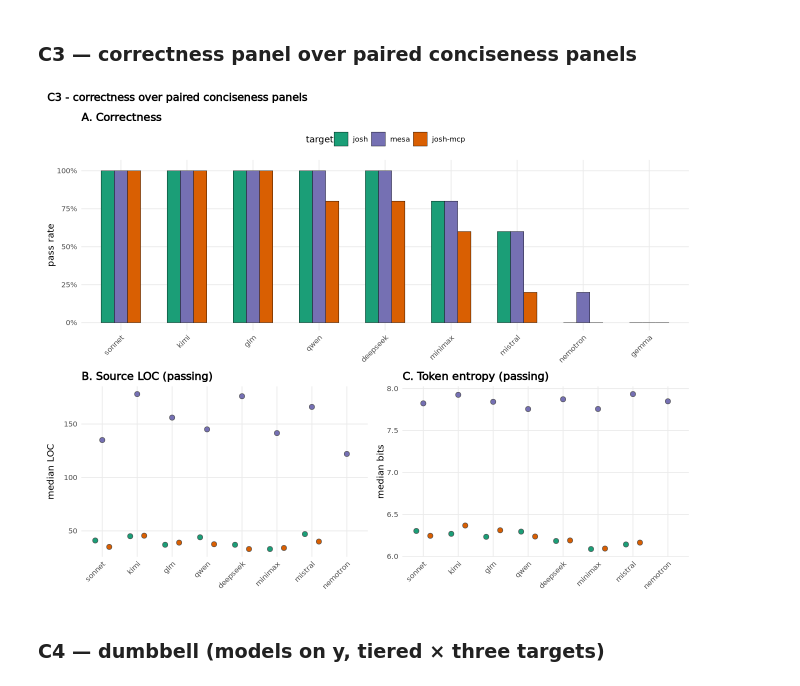
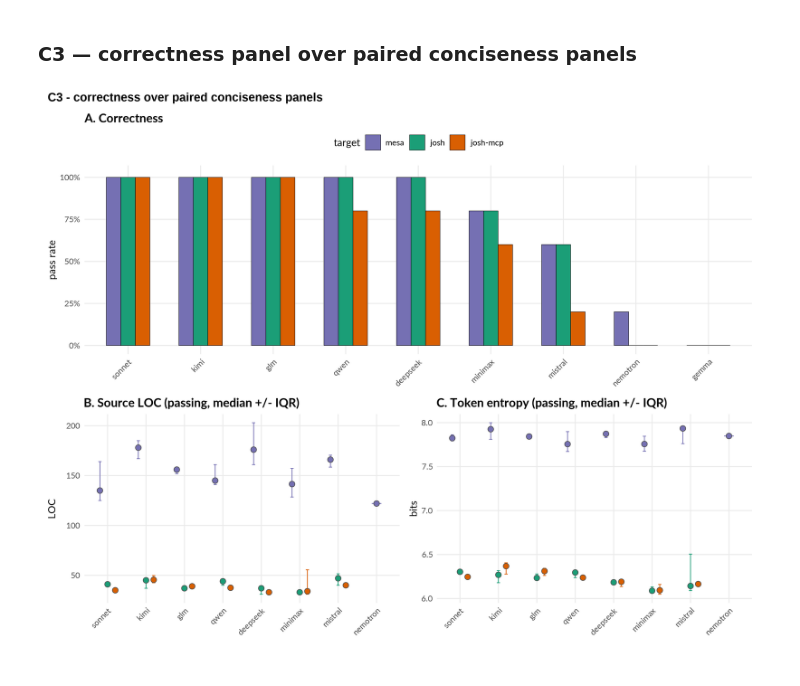
Before and after one commit to SchmidtDSE/josh-llm-experiment, a Jupyter notebook: analysis/headline_r.ipynb, the cells around one changed output. Cells and saved outputs as stored; diff of their text form; code cells hidden in the pictures.

Commit message:
Latest figure

```diff
--- a/analysis/headline_r.ipynb
+++ b/analysis/headline_r.ipynb
@@ -47,7 +70,7 @@ dir.create(OUT_DIR, showWarnings = FALSE)
 
 # Shared theme: rotated x labels (the original complaint), light grid.
 theme_panel <- function(base = 10) {
-  theme_minimal(base_size = base) +
+  theme_minimal(base_size = base, base_family = "Lato") +
     theme(
       axis.text.x = element_text(angle = 45, hjust = 1),
       panel.grid.minor = element_blank(),
@@ -439,10 +462,10 @@ Four ways to combine **correctness** (pass rate, all reps) with **conciseness**
 # --- Composite figure candidates (dev scratch) -------------------------
 # Headline composites that combine correctness + conciseness across the
 # three targets, using the requested Dark2 scheme. Reuses `df` above.
-suppressPackageStartupMessages({ library(patchwork); library(ggrepel) })
+suppressPackageStartupMessages({ library(patchwork) })
 
 COMPOSITE_COLORS <- c("josh" = "#1b9e77", "josh-mcp" = "#d95f02", "mesa" = "#7570b3")
-TARGET_LEVELS_C  <- c("josh", "mesa", "josh-mcp")
+TARGET_LEVELS_C  <- c("mesa", "josh", "josh-mcp")
 
 # full-pass flag; re-level targets for the Dark2 legend order.
 dfc <- df %>%
@@ -463,10 +486,14 @@ pr <- dfc %>% group_by(model, target, .drop = FALSE) %>%
 
 # Conciseness: passing reps only, medians.
 cc <- dfc %>% filter(pass) %>% group_by(model, target, .drop = FALSE) %>%
-  summarise(npass = n(), loc = median(src_loc), ent = median(entropy_bits),
+  summarise(npass  = n(),
+            loc    = median(src_loc),
+            loc_lo = quantile(src_loc, 0.25), loc_hi = quantile(src_loc, 0.75),
+            ent    = median(entropy_bits),
+            ent_lo = quantile(entropy_bits, 0.25), ent_hi = quantile(entropy_bits, 0.75),
             .groups = "drop") %>% filter(npass > 0)
 
-base_c <- theme_minimal(base_size = 11) +
+base_c <- theme_minimal(base_size = 11, base_family = "Lato") +
   theme(axis.text.x = element_text(angle = 45, hjust = 1),
         panel.grid.minor = element_blank(), strip.text = element_text(face = "bold"),
         legend.position = "top", plot.title = element_text(face = "bold"))
@@ -521,23 +508,27 @@ ggsave(file.path(OUT_DIR, "composite_c2.png"), c2, width = 9, height = 6.5, dpi
 # %%
 options(repr.plot.width = 11, repr.plot.height = 8.5)
 # fill (not colour) on the point panels too, so patchwork collects ONE legend.
 pA <- ggplot(pr, aes(model, phat, fill = target)) +
   geom_col(position = dodge, width = 0.6, colour = "black", linewidth = 0.2, na.rm = TRUE) +
   fil_t + scale_y_continuous(labels = percent_format(accuracy = 1), limits = c(0, 1.02)) +
   labs(title = "A. Correctness", x = NULL, y = "pass rate") + base_c
 pB <- ggplot(cc, aes(model, loc, fill = target)) +
-  geom_point(position = dodge, size = 2.6, shape = 21, colour = "grey30", show.legend = FALSE) + fil_t +
-  labs(title = "B. Source LOC (passing)", x = NULL, y = "median LOC") + base_c
+  geom_errorbar(aes(ymin = loc_lo, ymax = loc_hi, colour = target),
+                position = dodge, width = 0.25, linewidth = 0.4, show.legend = FALSE) +
+  geom_point(position = dodge, size = 2.6, shape = 21, colour = "grey30", show.legend = FALSE) +
+  fil_t + col_t +
+  labs(title = "B. Source LOC (passing, median +/- IQR)", x = NULL, y = "LOC") + base_c
 pC <- ggplot(cc, aes(model, ent, fill = target)) +
-  geom_point(position = dodge, size = 2.6, shape = 21, colour = "grey30", show.legend = FALSE) + fil_t +
-  labs(title = "C. Token entropy (passing)", x = NULL, y = "median bits") + base_c
+  geom_errorbar(aes(ymin = ent_lo, ymax = ent_hi, colour = target),
+                position = dodge, width = 0.25, linewidth = 0.4, show.legend = FALSE) +
+  geom_point(position = dodge, size = 2.6, shape = 21, colour = "grey30", show.legend = FALSE) +
+  fil_t + col_t +
+  labs(title = "C. Token entropy (passing, median +/- IQR)", x = NULL, y = "bits") + base_c
 c3 <- pA / (pB | pC) + plot_layout(guides = "collect") +
   plot_annotation(title = "C3 - correctness over paired conciseness panels",
                   theme = theme(plot.title = element_text(face = "bold", size = 13))) &
   theme(legend.position = "top")
 c3
-ggsave(file.path(OUT_DIR, "composite_c3.png"), c3, width = 11, height = 8.5, dpi = 150)
+ggsave(file.path(OUT_DIR, "composite_c3.png"), c3, width = 11, height = 8.5, dpi = 300)
 # %% [output]
-[figure, old version]
+[figure, new version]
-# %% [markdown]
-### C4 — dumbbell (models on y, tiered × three targets)
```
Also changed, not shown: parts of 20 cells of this notebook, 7 other files.
